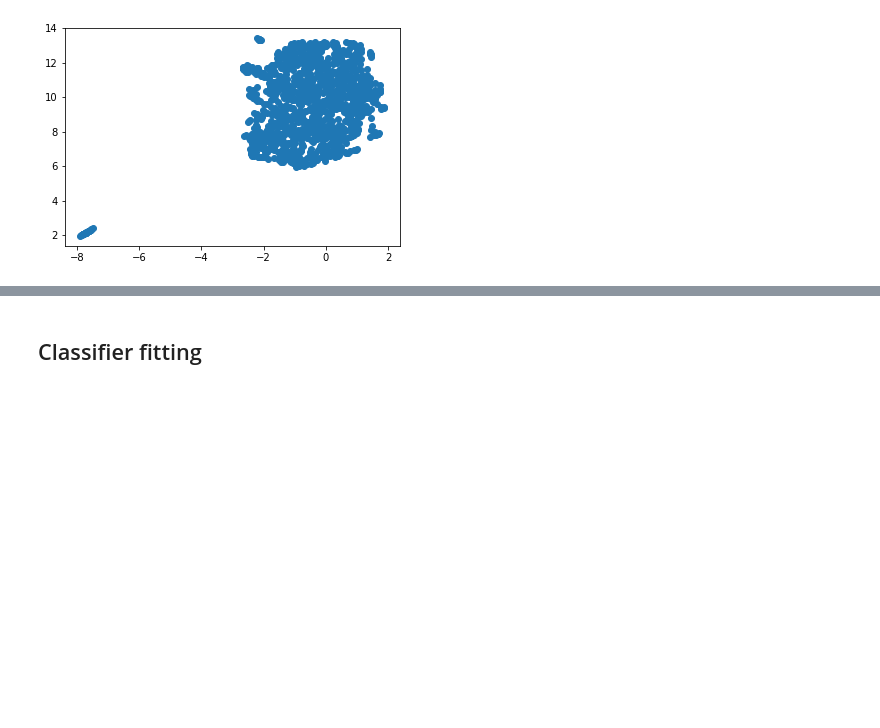
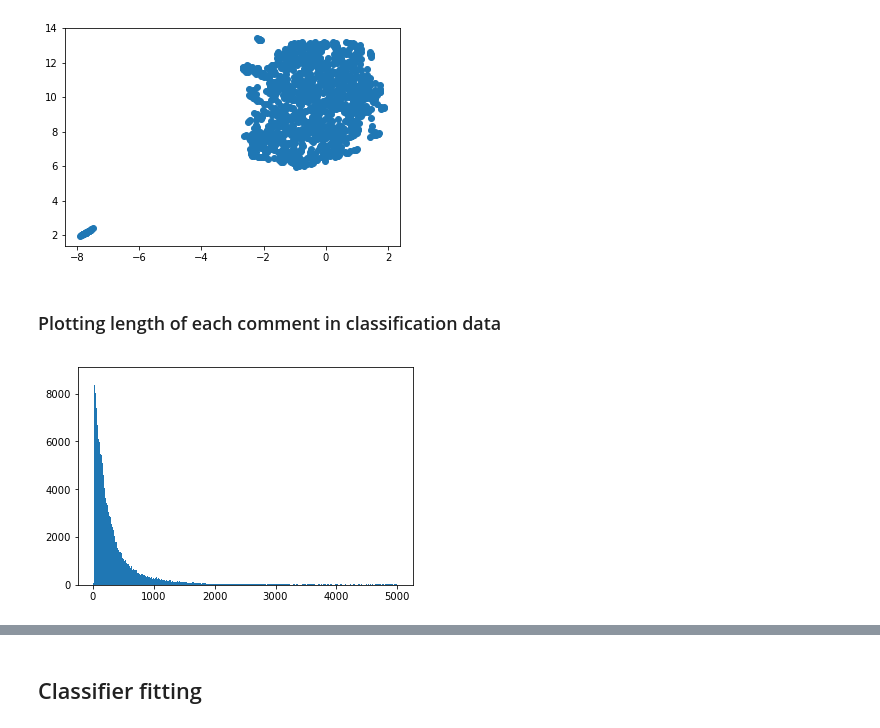
Before and after one commit to arunava-de/Deep-Learning, a Jupyter notebook: Toxicity Scoring.ipynb, the cells around one changed output, grey strips where cells are left out. Saved outputs shown, nothing was run; the diff lists cells and outputs as text; code cells hidden in the pictures; blank space fills up the shorter version.

```diff
--- a/Toxicity Scoring.ipynb
+++ b/Toxicity Scoring.ipynb
@@ -210,7 +217,7 @@ toxic_classification_test_labels.head(1)
 df_test = pd.merge(toxic_classification_test, toxic_classification_test_labels, how='left', on='id')
 df = pd.concat([toxic_classification_train, df_test])
 
-df['toxicity'] = (df[['toxic', 'severe_toxic', 'obscene', 'threat', 'insult', 'identity_hate']].sum(axis=1) > 0 ).astype(int)
+# df['toxicity'] = (df[['toxic', 'severe_toxic', 'obscene', 'threat', 'insult', 'identity_hate']].sum(axis=1) > 0 ).astype(int)
 # %%
 df.threat.value_counts()
 # %% [output]
@@ -257,3 +265,10 @@ plt.scatter(x, y)
 plt.show()
 # %% [output]
 [figure]
+# %% [markdown]
+### Plotting length of each comment in classification data
+# %%
+plt.hist([len(x) for x in df['comment_text']], bins=500)
+plt.show()
+# %% [output]
+[figure, added]
```
Also changed, not shown: parts of 26 cells of this notebook.
